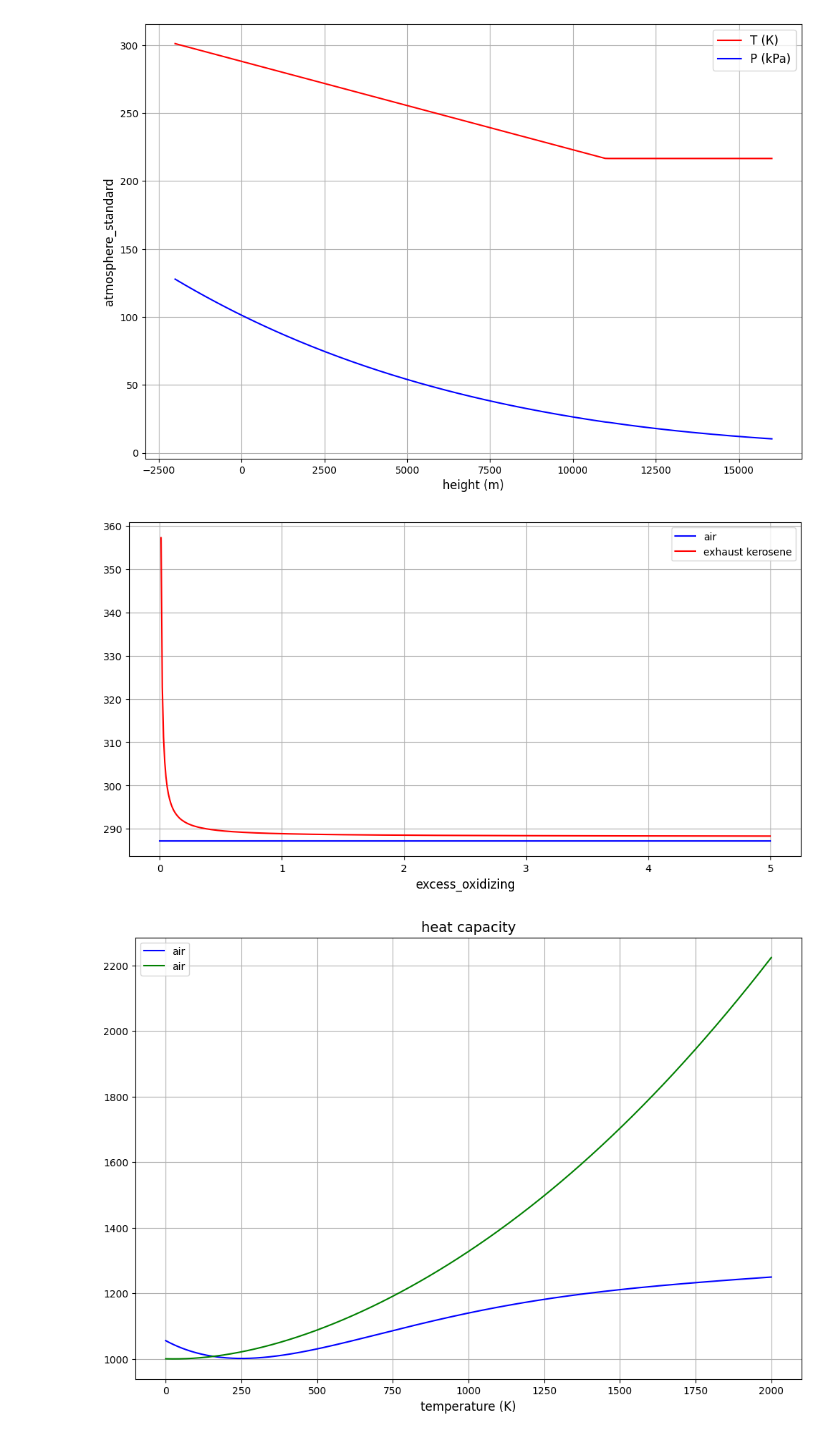
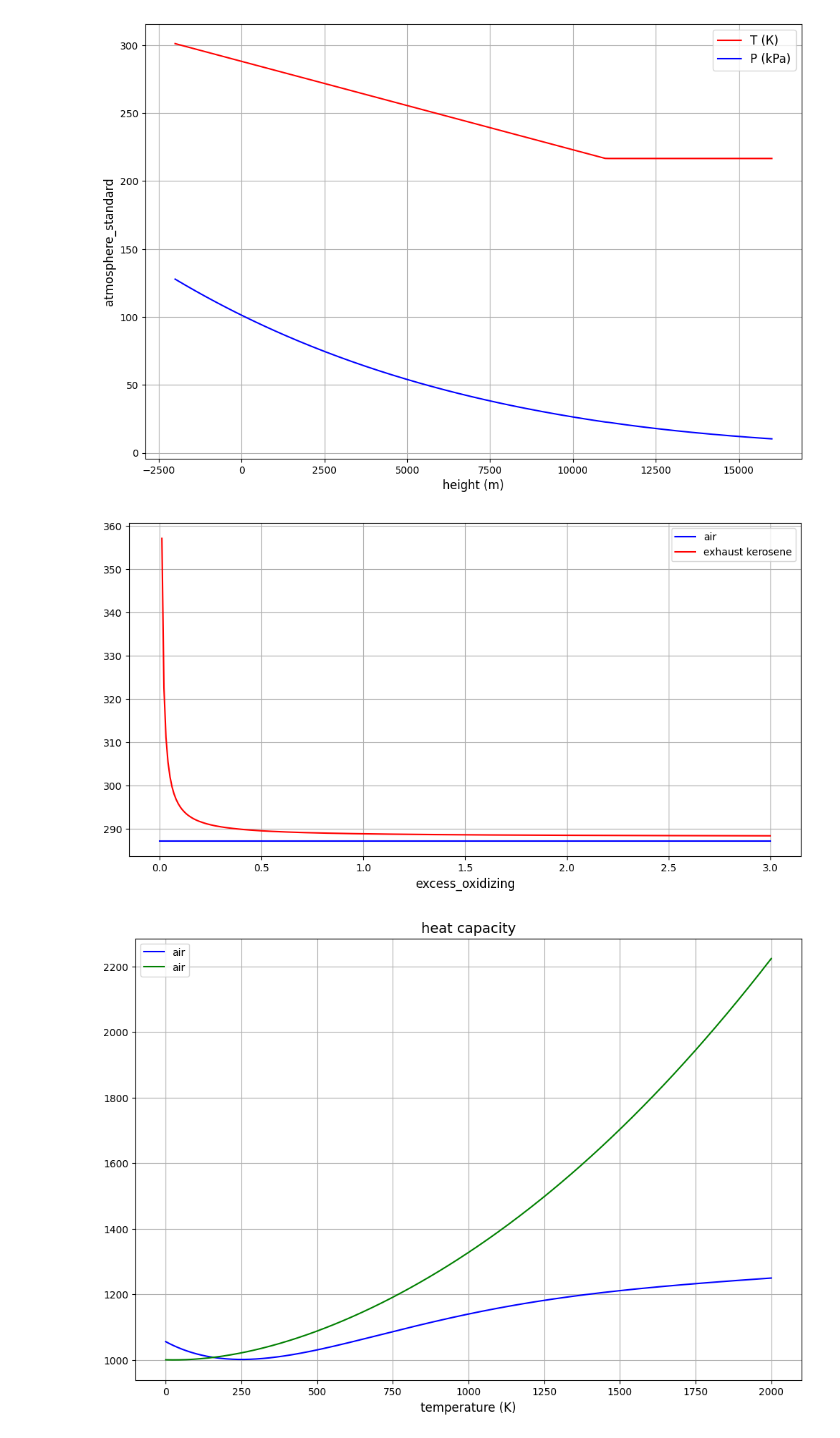
Before and after one commit to ParkhomenkoDV/thermodynamics, a Jupyter notebook: examples/thermodynamics.ipynb, the cells around one changed output. Cells and saved outputs as stored; diff of their text form; code cells hidden in the pictures.

```diff
--- a/examples/thermodynamics.ipynb
+++ b/examples/thermodynamics.ipynb
@@ -62,19 +62,19 @@ plt.show()
 # %% [output]
 [figure]
 # %%
-eo = np.linspace(0, 5, 500)
+eo = np.linspace(0, 3, 300)
 
 plt.figure(figsize=(12, 6))
 plt.xlabel("excess_oxidizing", fontsize=12)
 
 plt.plot(eo, [gas_const("air") for _ in eo], color="blue", label="air")
 plt.plot(eo, [gas_const("exhaust", eo, fuel="kerosene") for eo in eo], color="red", label="exhaust kerosene")
 
 plt.legend()
 plt.grid()
 plt.show()
 # %% [output]
-[figure, old version]
+[figure, new version]
 # %%
 temperature = np.linspace(0, 2000, 1000)
 
```
Also changed, not shown: parts of 2 cells of this notebook, 2 other files.
